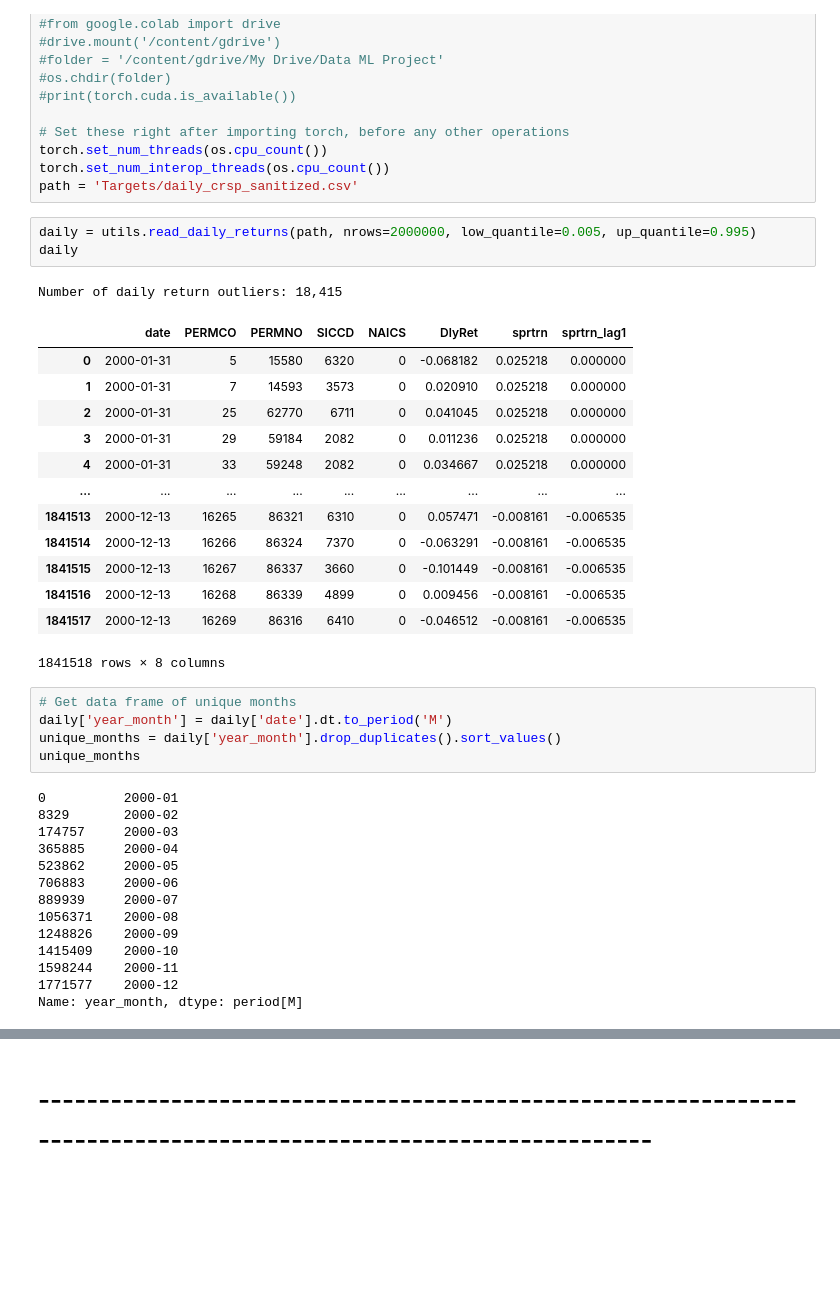
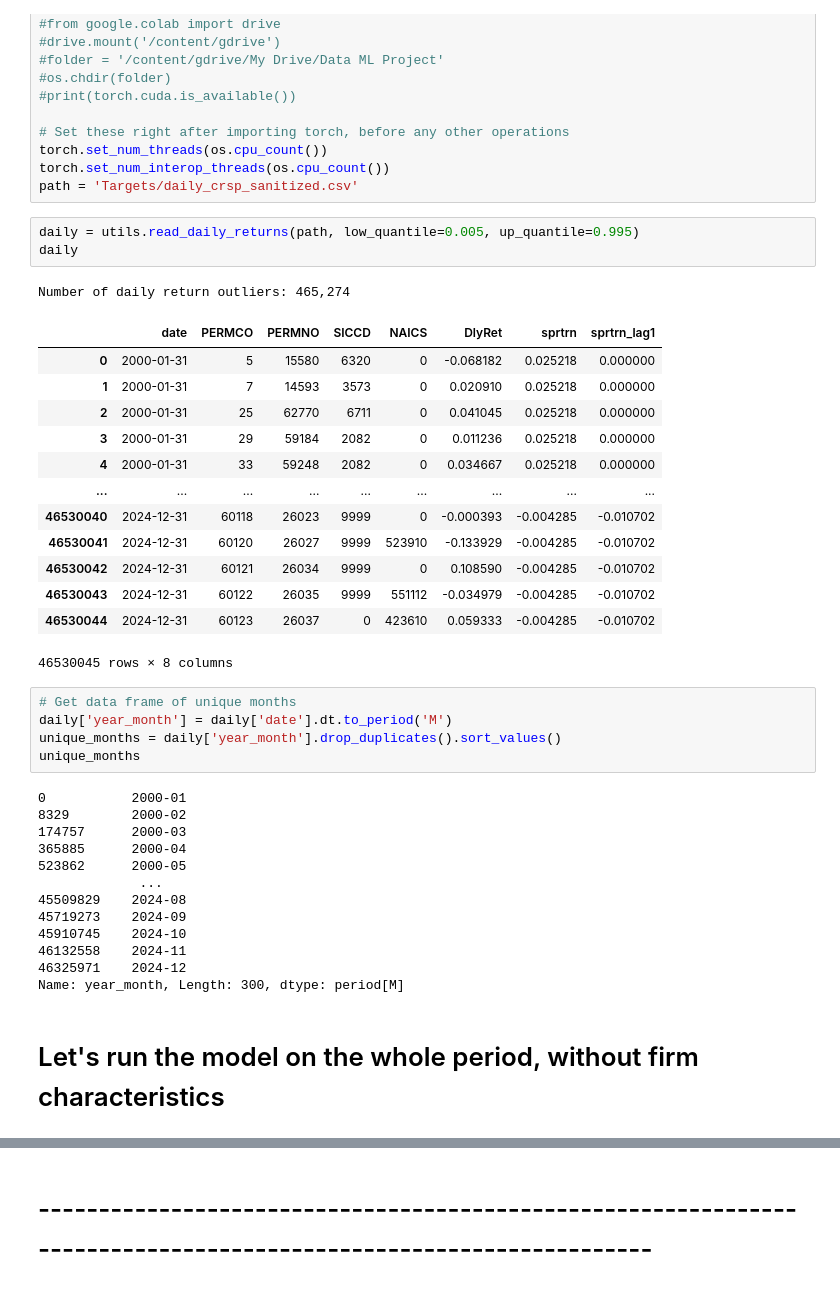
Before and after one commit to mirkorado/ML-Project, a Jupyter notebook: ResidualMLP.ipynb, the cells around one changed output, grey strips where cells are left out. Drawn from its saved outputs; the diff is of its cells as text; blank space fills up the shorter version.

```diff
--- a/ResidualMLP.ipynb
+++ b/ResidualMLP.ipynb
@@ -32,42 +32,43 @@ torch.set_num_threads(os.cpu_count())
 torch.set_num_interop_threads(os.cpu_count())
 path = 'Targets/daily_crsp_sanitized.csv'
 # %%
-daily = utils.read_daily_returns(path, nrows=2000000, low_quantile=0.005, up_quantile=0.995)
+daily = utils.read_daily_returns(path, low_quantile=0.005, up_quantile=0.995)
 daily
 # %% [output]
-Number of daily return outliers: 18,415
+Number of daily return outliers: 465,274
 |  | date | PERMCO | PERMNO | SICCD | NAICS | DlyRet | sprtrn | sprtrn_lag1 |
 | 0 | 2000-01-31 | 5 | 15580 | 6320 | 0 | -0.068182 | 0.025218 | 0.000000 |
 | 1 | 2000-01-31 | 7 | 14593 | 3573 | 0 | 0.020910 | 0.025218 | 0.000000 |
 | 2 | 2000-01-31 | 25 | 62770 | 6711 | 0 | 0.041045 | 0.025218 | 0.000000 |
 | 3 | 2000-01-31 | 29 | 59184 | 2082 | 0 | 0.011236 | 0.025218 | 0.000000 |
 | 4 | 2000-01-31 | 33 | 59248 | 2082 | 0 | 0.034667 | 0.025218 | 0.000000 |
 | ... | ... | ... | ... | ... | ... | ... | ... | ... |
-| 1841513 | 2000-12-13 | 16265 | 86321 | 6310 | 0 | 0.057471 | -0.008161 | -0.006535 |
-| 1841514 | 2000-12-13 | 16266 | 86324 | 7370 | 0 | -0.063291 | -0.008161 | -0.006535 |
-| 1841515 | 2000-12-13 | 16267 | 86337 | 3660 | 0 | -0.101449 | -0.008161 | -0.006535 |
-| 1841516 | 2000-12-13 | 16268 | 86339 | 4899 | 0 | 0.009456 | -0.008161 | -0.006535 |
-| 1841517 | 2000-12-13 | 16269 | 86316 | 6410 | 0 | -0.046512 | -0.008161 | -0.006535 |
+| 46530040 | 2024-12-31 | 60118 | 26023 | 9999 | 0 | -0.000393 | -0.004285 | -0.010702 |
+| 46530041 | 2024-12-31 | 60120 | 26027 | 9999 | 523910 | -0.133929 | -0.004285 | -0.010702 |
+| 46530042 | 2024-12-31 | 60121 | 26034 | 9999 | 0 | 0.108590 | -0.004285 | -0.010702 |
+| 46530043 | 2024-12-31 | 60122 | 26035 | 9999 | 551112 | -0.034979 | -0.004285 | -0.010702 |
+| 46530044 | 2024-12-31 | 60123 | 26037 | 0 | 423610 | 0.059333 | -0.004285 | -0.010702 |
-1841518 rows × 8 columns
+46530045 rows × 8 columns
 # %%
 # Get data frame of unique months
 daily['year_month'] = daily['date'].dt.to_period('M')
 unique_months = daily['year_month'].drop_duplicates().sort_values()
 unique_months
 # %% [output]
-0          2000-01
-8329       2000-02
-174757     2000-03
-365885     2000-04
-523862     2000-05
-706883     2000-06
-889939     2000-07
-1056371    2000-08
-1248826    2000-09
-1415409    2000-10
-1598244    2000-11
-1771577    2000-12
-Name: year_month, dtype: period[M]
+0           2000-01
+8329        2000-02
+174757      2000-03
+365885      2000-04
+523862      2000-05
+             ...
+45509829    2024-08
+45719273    2024-09
+45910745    2024-10
+46132558    2024-11
+46325971    2024-12
+Name: year_month, Length: 300, dtype: period[M]
+# %% [markdown]
+# Let's run the model on the whole period, without firm characteristics
 # %%
 # Keeping track of the return over all the data
 reload(utils)
```
Also changed, not shown: parts of 2 cells of this notebook, 1 other file.
